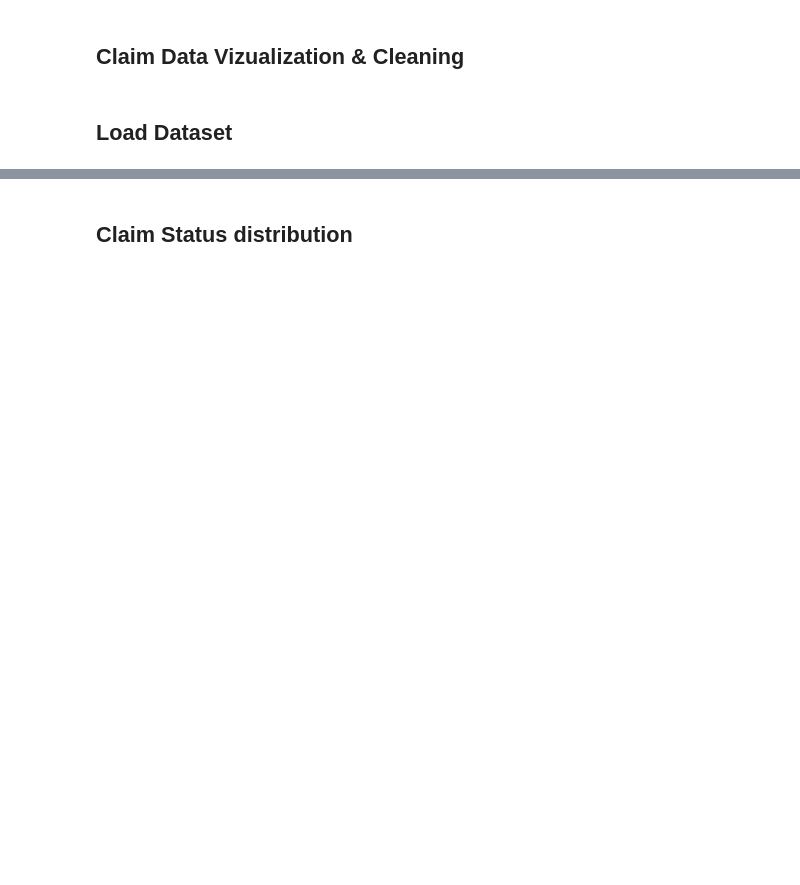
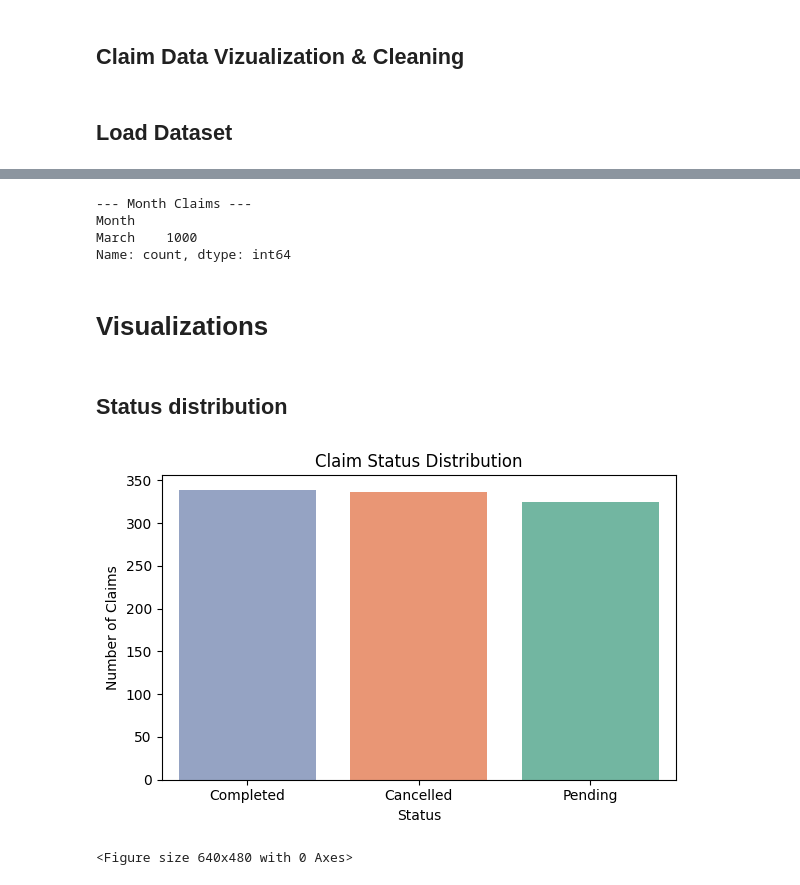
Before and after one commit to Sumit-Prasad01/Local-Food-Wastage-Management-System, a Jupyter notebook: notebooks/01_Clain_Data_Viz.ipynb, the cells around one changed output, grey strips where cells are left out. Cells and saved outputs as stored; diff of their text form; code cells hidden in the pictures; blank space fills up the shorter version.

Commit message:
Eda & Feature Engg. for  claims & food listing dataset

```diff
--- a/notebooks/01_Clain_Data_Viz.ipynb
+++ b/notebooks/01_Clain_Data_Viz.ipynb
@@ -82,0 +36,2 @@ df[['Claim_ID', 'Food_ID', 'Receiver_ID']] = df[['Claim_ID', 'Food_ID', 'Receive
+# %%
+df = df.drop_duplicates(subset=['Claim_ID'])
@@ -82,0 +40,4 @@ df[['Claim_ID', 'Food_ID', 'Receiver_ID']] = df[['Claim_ID', 'Food_ID', 'Receive
+# %%
+df['Weekday'] = df['Timestamp'].dt.day_name()
+df['Hour'] = df['Timestamp'].dt.hour
+df['Month'] = df['Timestamp'].dt.month_name()
@@ -82,0 +46,3 @@ df[['Claim_ID', 'Food_ID', 'Receiver_ID']] = df[['Claim_ID', 'Food_ID', 'Receive
+# %%
+today = pd.Timestamp.today().normalize()
+df['Days_Since_Claim'] = (today - df['Timestamp']).dt.days
@@ -82,0 +51,2 @@ df[['Claim_ID', 'Food_ID', 'Receiver_ID']] = df[['Claim_ID', 'Food_ID', 'Receive
+# %%
+df['Status_Code'] = df['Status'].astype('category').cat.codes
@@ -83,2 +102,12 @@ df[['Claim_ID', 'Food_ID', 'Receiver_ID']] = df[['Claim_ID', 'Food_ID', 'Receive
+# %%
+print("\n--- Month Claims ---")
+print(df['Month'].value_counts())
+# %% [output]
+--- Month Claims ---
+Month
+March    1000
+Name: count, dtype: int64
+# %% [markdown]
+# Visualizations
 # %% [markdown]
-## Claim Status distribution
+##  Status distribution
@@ -86,0 +114,12 @@ status_counts = df['Status'].value_counts()
+# %%
+plt.figure(figsize=(6,4))
+sns.countplot(data=df, x='Status', order=df['Status'].value_counts().index, hue = 'Status', legend = False, palette='Set2')
+plt.title("Claim Status Distribution")
+plt.xlabel("Status")
+plt.ylabel("Number of Claims")
+plt.tight_layout()
+plt.show()
+plt.savefig('../reports/Visualizations/Claim_Data/Claim Status Distribution.png')
+# %% [output]
+[figure, added]
+<Figure size 640x480 with 0 Axes>
```
Also changed, not shown: parts of 41 cells of this notebook, 16 other files.
